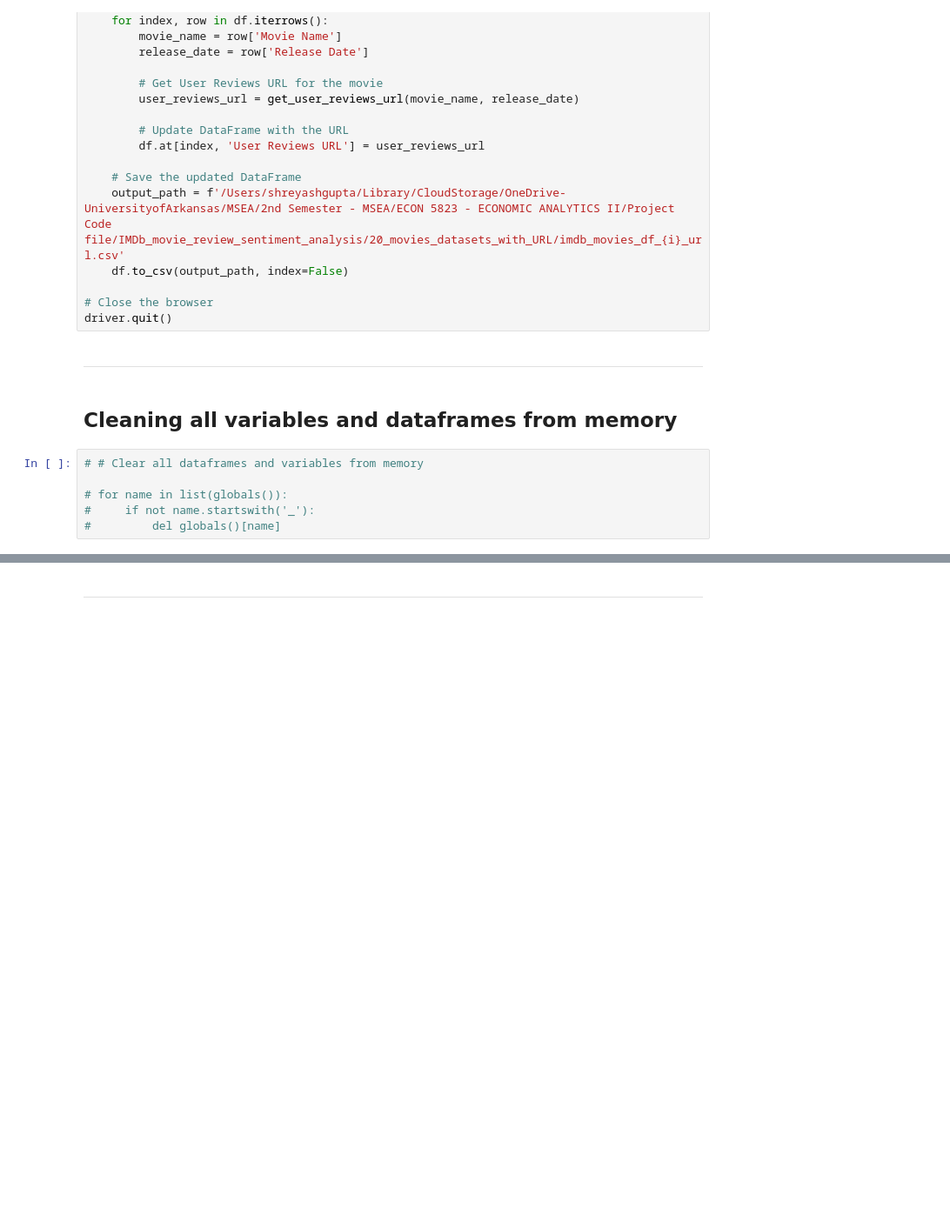
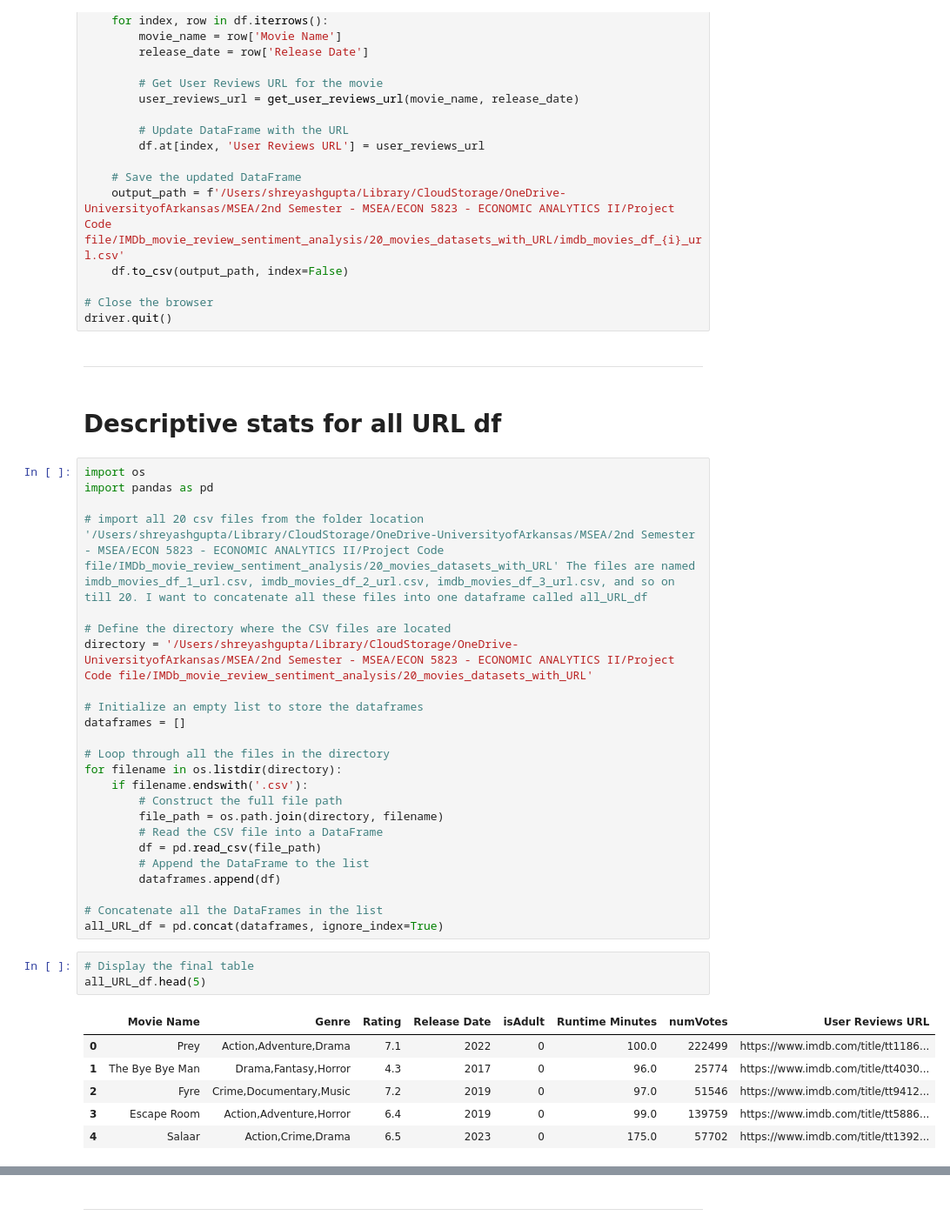
Before and after one commit to shreyashguptas/IMDb_movie_review_sentiment_analysis, a Jupyter notebook: IMDb_webscrapping_script.ipynb, the cells around one changed output, grey strips where cells are left out. Shown: that part at 87% size. Cells and saved outputs as stored; diff of their text form; blank space fills up the shorter version.

```diff
--- a/IMDb_webscrapping_script.ipynb
+++ b/IMDb_webscrapping_script.ipynb
@@ -390,12 +366,40 @@ for i in range(1, 21):
 # Close the browser
 driver.quit()
 # %% [markdown]
-----
+-----
-# %% [markdown]
-## Cleaning all variables and dataframes from memory
-# %%
-# # Clear all dataframes and variables from memory
-
-# for name in list(globals()):
-#     if not name.startswith('_'):
-#         del globals()[name]
+# %% [markdown]
+# Descriptive stats for all URL df
+# %%
+import os
+import pandas as pd
+
+# import all 20 csv files from the folder location '/Users/shreyashgupta/Library/CloudStorage/OneDrive-UniversityofArkansas/MSEA/2nd Semester - MSEA/ECON 5823 - ECONOMIC ANALYTICS II/Project Code file/IMDb_movie_review_sentiment_analysis/20_movies_datasets_with_URL' The files are named imdb_movies_df_1_url.csv, imdb_movies_df_2_url.csv, imdb_movies_df_3_url.csv, and so on till 20. I want to concatenate all these files into one dataframe called all_URL_df
+
+# Define the directory where the CSV files are located
+directory = '/Users/shreyashgupta/Library/CloudStorage/OneDrive-UniversityofArkansas/MSEA/2nd Semester - MSEA/ECON 5823 - ECONOMIC ANALYTICS II/Project Code file/IMDb_movie_review_sentiment_analysis/20_movies_datasets_with_URL'
+
+# Initialize an empty list to store the dataframes
+dataframes = []
+
+# Loop through all the files in the directory
+for filename in os.listdir(directory):
+    if filename.endswith('.csv'):
+        # Construct the full file path
+        file_path = os.path.join(directory, filename)
+        # Read the CSV file into a DataFrame
+        df = pd.read_csv(file_path)
+        # Append the DataFrame to the list
+        dataframes.append(df)
+
+# Concatenate all the DataFrames in the list
+all_URL_df = pd.concat(dataframes, ignore_index=True)
+# %%
+# Display the final table
+all_URL_df.head(5)
+# %% [output]
+|  | Movie Name | Genre | Rating | Release Date | isAdult | Runtime Minutes | numVotes | User Reviews URL |
+| 0 | Prey | Action,Adventure,Drama | 7.1 | 2022 | 0 | 100.0 | 222499 | https://www.imdb.com/title/tt1186... |
+| 1 | The Bye Bye Man | Drama,Fantasy,Horror | 4.3 | 2017 | 0 | 96.0 | 25774 | https://www.imdb.com/title/tt4030... |
+| 2 | Fyre | Crime,Documentary,Music | 7.2 | 2019 | 0 | 97.0 | 51546 | https://www.imdb.com/title/tt9412... |
+| 3 | Escape Room | Action,Adventure,Horror | 6.4 | 2019 | 0 | 99.0 | 139759 | https://www.imdb.com/title/tt5886... |
+| 4 | Salaar | Action,Crime,Drama | 6.5 | 2023 | 0 | 175.0 | 57702 | https://www.imdb.com/title/tt1392... |
```
Also changed, not shown: parts of 13 cells of this notebook, 2 other files.
